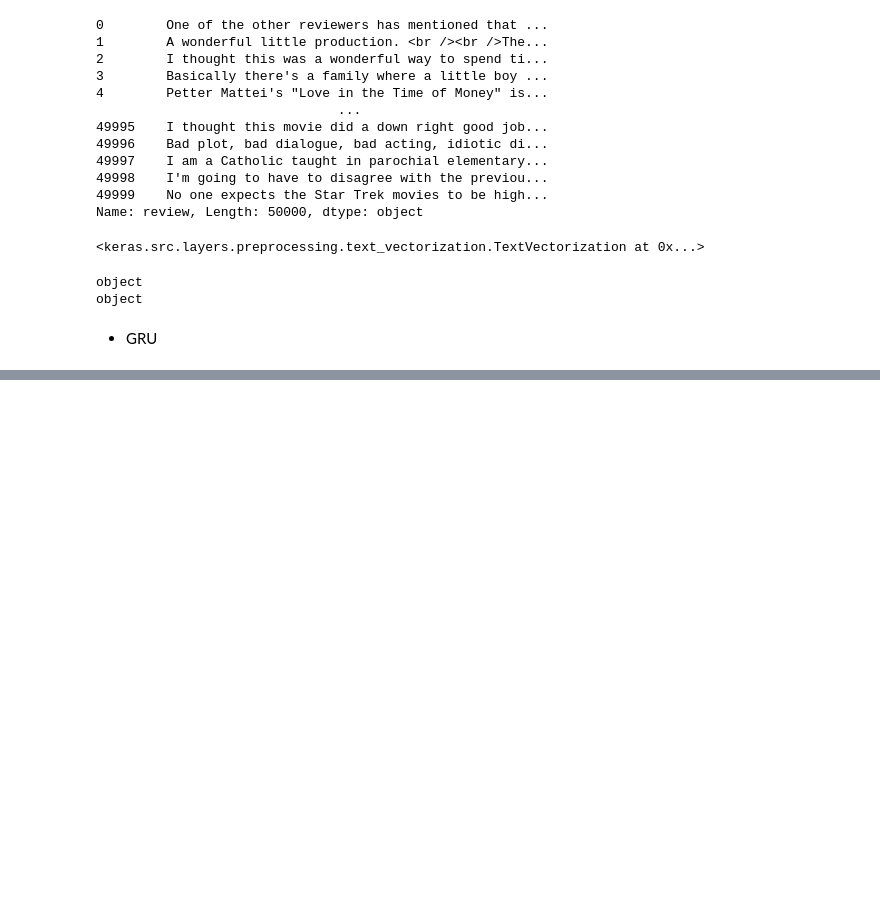
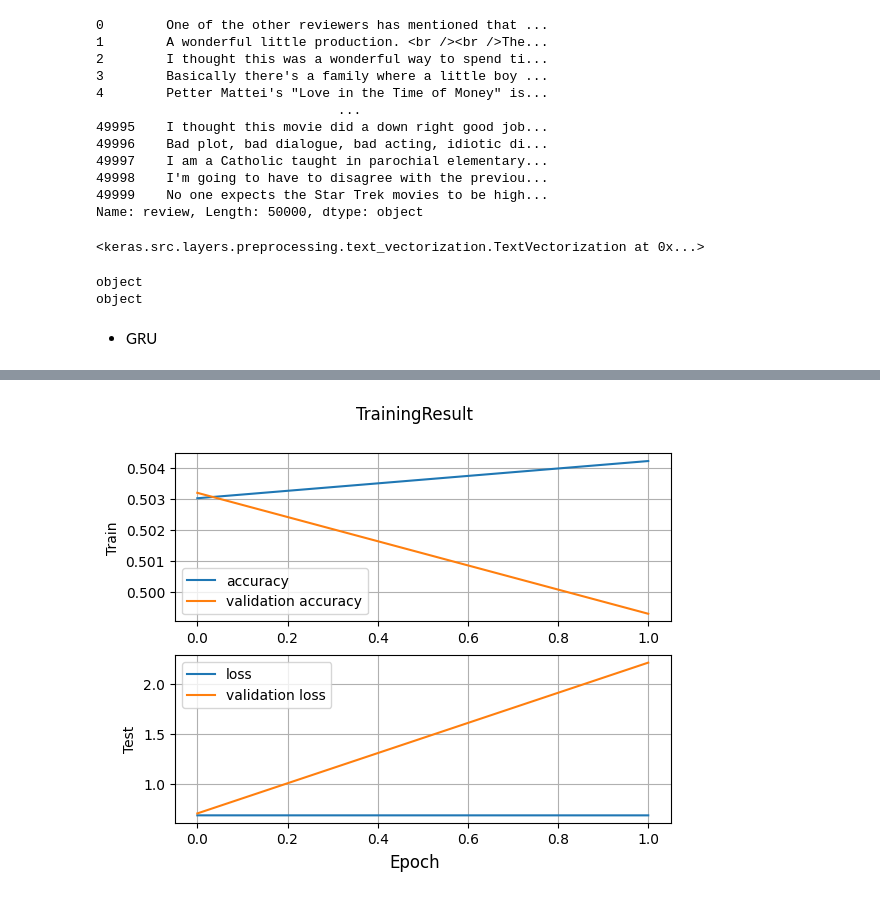
Before and after one commit to haninnisfree/ML, a Jupyter notebook: LSTM.ipynb, the cells around one changed output, grey strips where cells are left out. Drawn from its saved outputs; the diff is of its cells as text; code cells hidden in the pictures; blank space fills up the shorter version.

```diff
--- a/LSTM.ipynb
+++ b/LSTM.ipynb
@@ -174,9 +174,9 @@ modelGRU.add(Dense(1, activation = 'sigmoid'))
 # %%
 modelGRU.compile(loss='binary_crossentropy', optimizer='adam', metrics=['accuracy'])
 
-earlyStopping = EarlyStopping(monitor='val_loss', patience=1)
+earlyStopping = EarlyStopping(monitor='val_loss', patience=2)
 
-modelGRU.fit(df['review'], df['sentiment'], batch_size=128, validation_split=0.2,
+gru_history = modelGRU.fit(df['review'], df['sentiment'], batch_size=128, validation_split=0.2,
              epochs=20, callbacks=[earlyStopping])
 # %% [output]
 Epoch 1/20
@@ -186,0 +190,25 @@ Epoch 2/20
+# %%
+lossFun = gru_history.history['loss']
+accFun = gru_history.history['accuracy']
+vallossFun = gru_history.history['val_loss']
+valaccFun = gru_history.history['val_accuracy']
+# %%
+fig, (ax1, ax2) = plt.subplots(2, 1)
+fig.suptitle("TrainingResult")
+fig.supxlabel('Epoch')
+
+ax1.plot(accFun, label='accuracy')
+ax1.plot(valaccFun, label='validation accuracy')
+ax1.set_ylabel('Train')
+ax1.grid('on')
+ax1.legend()
+
+ax2.plot(lossFun, label='loss')
+ax2.plot(vallossFun, label='validation loss')
+ax2.set_ylabel('Test')
+ax2.grid('on')
+ax2.legend()
+
+plt.show()
+# %% [output]
+[figure, added]
```
Also changed, not shown: parts of 11 cells of this notebook.
